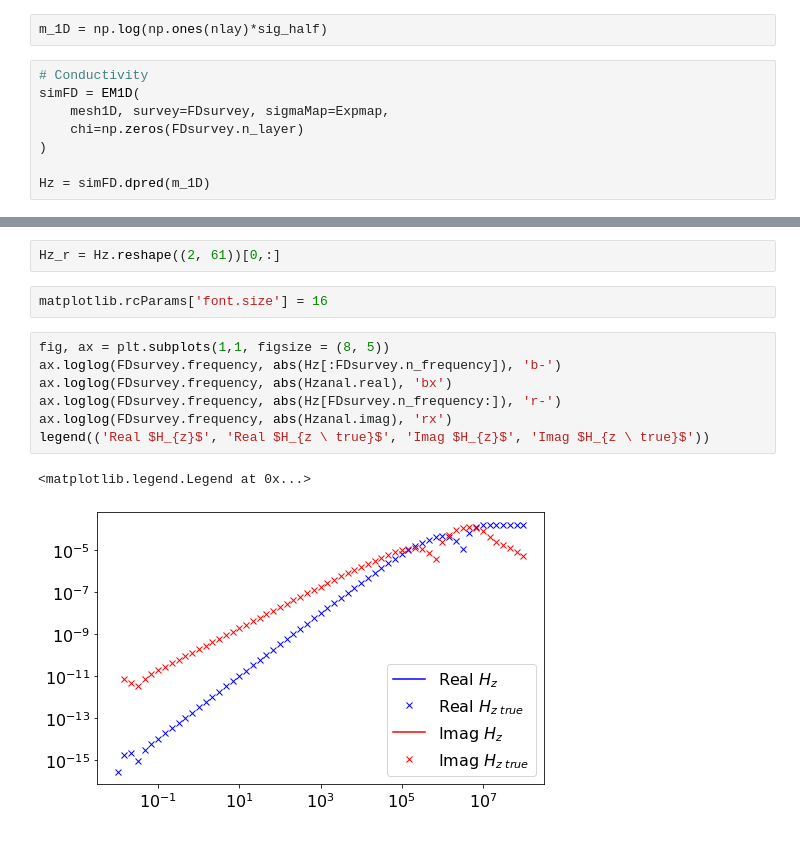
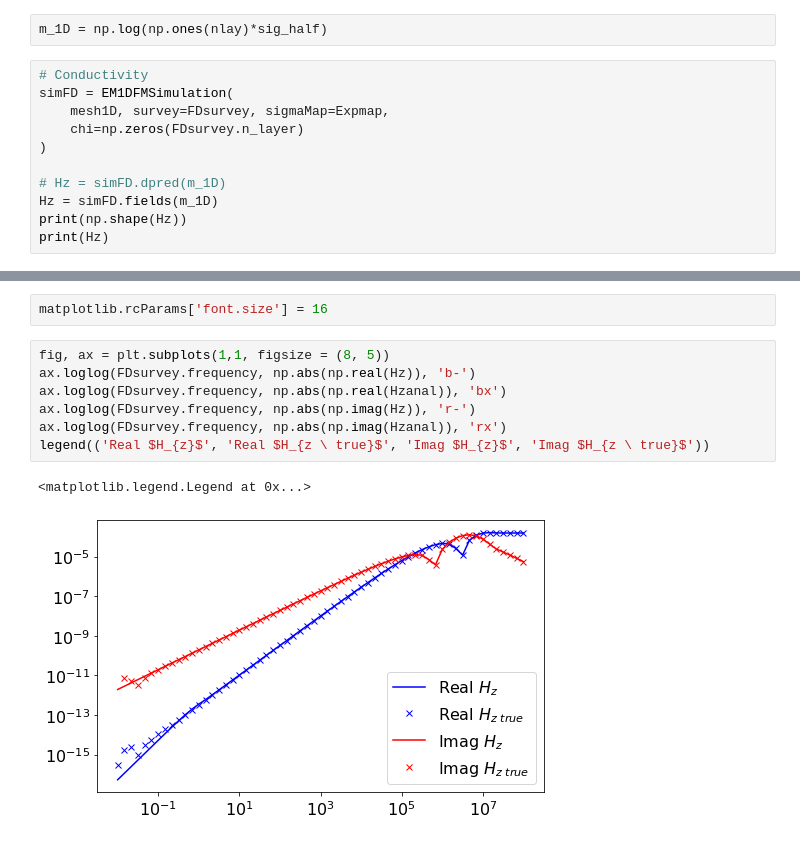
Before and after one commit to simpeg/simpegEM1D, a Jupyter notebook: notebooks/examples/EM1D_fwd.ipynb, the cells around one changed output, grey strips where cells are left out. Drawn from its saved outputs; the diff is of its cells as text.

```diff
--- a/notebooks/examples/EM1D_fwd.ipynb
+++ b/notebooks/examples/EM1D_fwd.ipynb
@@ -75,9 +96,12 @@ c = np.ones(nlay, dtype=float)*0.88
 m_1D = np.log(np.ones(nlay)*sig_half)
 # %%
 # Conductivity
-simFD = EM1D(
+simFD = EM1DFMSimulation(
     mesh1D, survey=FDsurvey, sigmaMap=Expmap,
     chi=np.zeros(FDsurvey.n_layer)
 )
 
-Hz = simFD.dpred(m_1D)
+# Hz = simFD.dpred(m_1D)
+Hz = simFD.fields(m_1D)
+print(np.shape(Hz))
+print(Hz)
@@ -94,16 +157,14 @@ Hzanal = EM1DAnalytics.Hzanal(sig_half, FDsurvey.frequency, FDsurvey.offset, 'se
-# %%
-Hz_r = Hz.reshape((2, 61))[0,:]
 # %%
 matplotlib.rcParams['font.size'] = 16
 # %%
 fig, ax = plt.subplots(1,1, figsize = (8, 5))
-ax.loglog(FDsurvey.frequency, abs(Hz[:FDsurvey.n_frequency]), 'b-')
-ax.loglog(FDsurvey.frequency, abs(Hzanal.real), 'bx')
-ax.loglog(FDsurvey.frequency, abs(Hz[FDsurvey.n_frequency:]), 'r-')
-ax.loglog(FDsurvey.frequency, abs(Hzanal.imag), 'rx')
+ax.loglog(FDsurvey.frequency, np.abs(np.real(Hz)), 'b-')
+ax.loglog(FDsurvey.frequency, np.abs(np.real(Hzanal)), 'bx')
+ax.loglog(FDsurvey.frequency, np.abs(np.imag(Hz)), 'r-')
+ax.loglog(FDsurvey.frequency, np.abs(np.imag(Hzanal)), 'rx')
 legend(('Real $H_{z}$', 'Real $H_{z \ true}$', 'Imag $H_{z}$', 'Imag $H_{z \ true}$'))
 # %% [output]
 <matplotlib.legend.Legend at 0x...>
-[figure, old version]
+[figure, new version]
 # %%
 fig, ax = plt.subplots(1,1, figsize = (8, 5))
```
Also changed, not shown: parts of 5 cells of this notebook, 6 other files.
